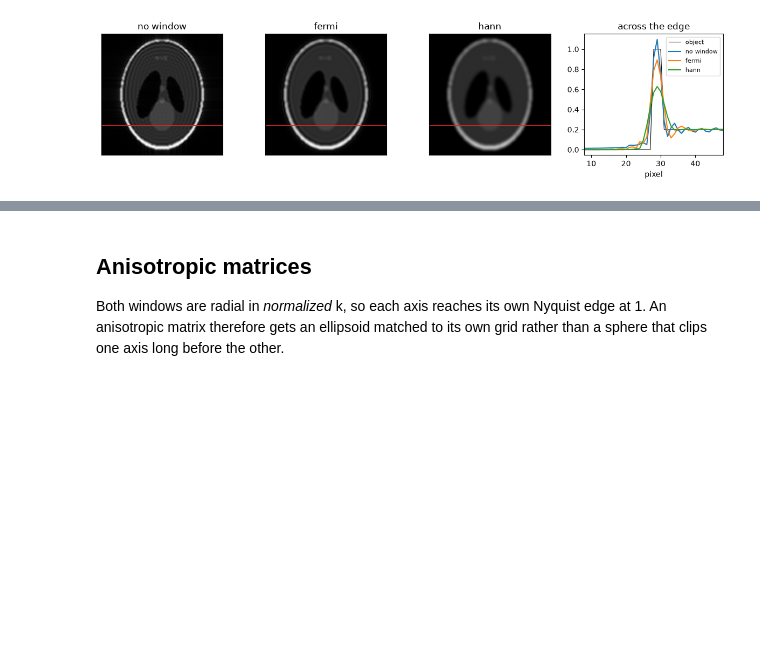
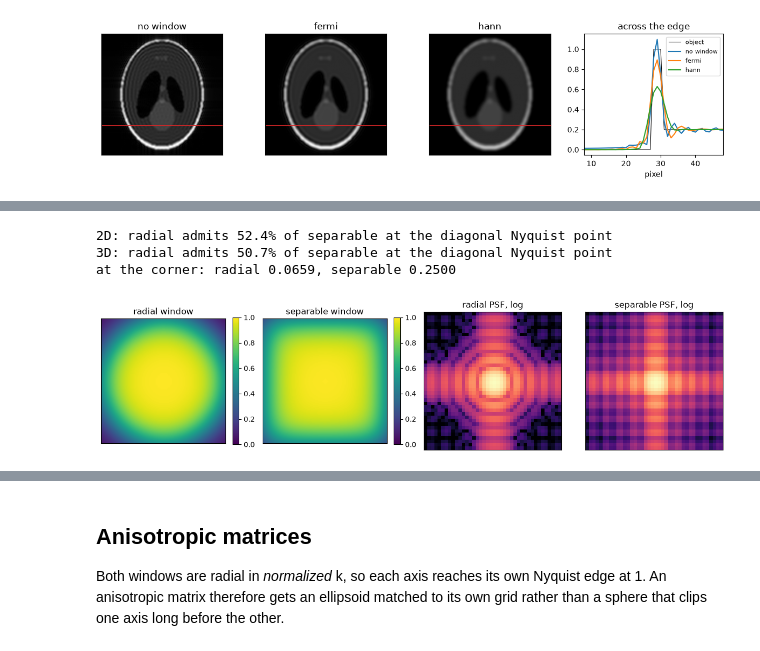
Before and after one commit to FiRMLAB-Pisa/mrutils, a Jupyter notebook: examples/apodization.ipynb, the cells around one changed output, grey strips where cells are left out. Drawn from its saved outputs; the diff is of its cells as text; code cells hidden in the pictures; blank space fills up the shorter version.

```diff
--- a/examples/apodization.ipynb
+++ b/examples/apodization.ipynb
@@ -179,0 +193,55 @@ if figures.is_dir():
+# %%
+# Bernstein et al. Eq. 13: at the diagonal Nyquist point the radial window
+# admits 52.4% of what the separable one does in 2D, and 50.7% in 3D. The
+# one-dimensional kernel at u is the window evaluated at DC with its radius
+# moved to 1 - u, so both numbers come out of the public function.
+transition = 10.0 / 128  # the paper's N = 256 setting
+
+
+def kernel(u):
+    return float(mru.fermi_window((4, 4), radius=1.0 - u, width=transition)[2, 2])
+
+
+for dimensions in (2, 3):
+    diagonal = kernel(1 / np.sqrt(dimensions)) ** dimensions
+    print(f"{dimensions}D: radial admits {100 * 0.5 / diagonal:.1f}% of separable "
+          f"at the diagonal Nyquist point")
+
+radial = mru.fermi_window((128, 128), geometry="radial")
+separable = mru.fermi_window((128, 128), geometry="separable")
+print(f"at the corner: radial {radial[0, 0]:.4f}, separable {separable[0, 0]:.4f}")
+# %% [output]
+2D: radial admits 52.4% of separable at the diagonal Nyquist point
+3D: radial admits 50.7% of separable at the diagonal Nyquist point
+at the corner: radial 0.0659, separable 0.2500
+# %%
+def psf_image(window, upsample=4):
+    fine = mru.resize_centered(window.astype(complex), tuple(upsample * s for s in window.shape))
+    pattern = np.abs(mru.ifftc(fine))
+    return pattern / pattern.max()
+
+
+fig, axes = plt.subplots(1, 4, figsize=(12.5, 3.2))
+for axis, window, title in (
+    (axes[0], radial, "radial"),
+    (axes[1], separable, "separable"),
+):
+    shown = axis.imshow(window, cmap="viridis", vmin=0, vmax=1)
+    axis.set_title(f"{title} window")
+    axis.set_xticks([])
+    axis.set_yticks([])
+    fig.colorbar(shown, ax=axis, fraction=0.046)
+
+middle = 2 * 128
+for axis, window, title in (
+    (axes[2], radial, "radial"),
+    (axes[3], separable, "separable"),
+):
+    pattern = psf_image(window)[middle - 20 : middle + 20, middle - 20 : middle + 20]
+    axis.imshow(np.log10(pattern + 1e-6), cmap="magma", vmin=-4, vmax=0)
+    axis.set_title(f"{title} PSF, log")
+    axis.set_xticks([])
+    axis.set_yticks([])
+fig.tight_layout()
+# %% [output]
+[figure, added]
```
Also changed, not shown: parts of 4 cells of this notebook, 15 other files.
